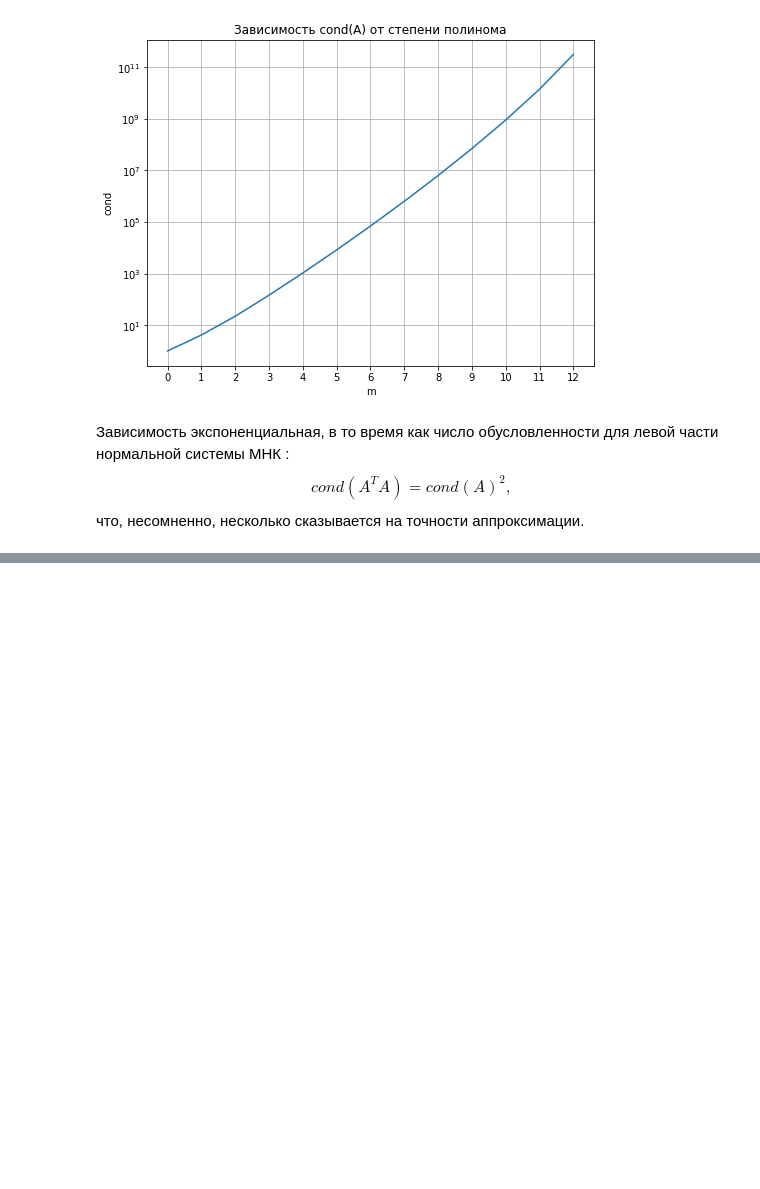
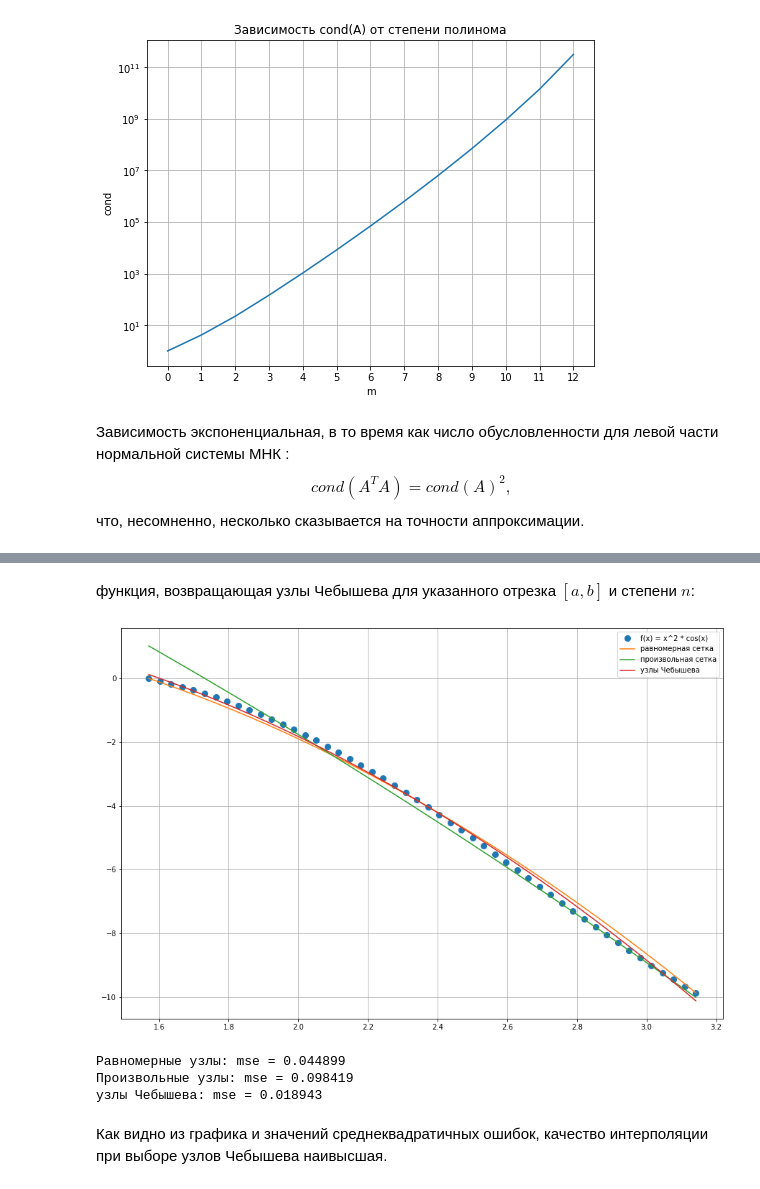
Before and after one commit to ProkopievGr/num_meth, a Jupyter notebook: labs/Lab5.ipynb, the cells around one changed output, grey strips where cells are left out. Cells and saved outputs as stored; diff of their text form; code cells hidden in the pictures; blank space fills up the shorter version.

```diff
--- a/labs/Lab5.ipynb
+++ b/labs/Lab5.ipynb
@@ -210,0 +326,38 @@ $$ cond(A^T A) = cond(A)^2,$$
+# %% [markdown]
+функция, возвращающая узлы Чебышева для указанного отрезка $[a, b]$ и степени $n$:
+# %%
+def chebyshev_nodes(a, b, n):
+    nodes = []
+    for i in range(n):
+        x = 0.5*(a+b) + 0.5*(b-a)*np.cos((2*i+1)*np.pi/(2*n))
+        nodes.append(x)
+
+    return np.array(nodes)
+# %%
+m_ = 3
+# %%
+nodes = np.linspace(a, b, m_)
+rand_nodes = np.random.uniform(a, b, m_)
+cheb_nodes = chebyshev_nodes(a, b, m_)
+
+plt.figure(figsize=(15, 10))
+plt.plot(x_space, f(x_space), 'o', markersize=8, label='f(x) = x^2 * cos(x)')
+
+plt.plot(x_space, [lagrange(x_, nodes, f(nodes)) for x_ in x_space], label='равномерная сетка')
+plt.plot(x_space, [lagrange(x_, rand_nodes, f(rand_nodes)) for x_ in x_space], label='произвольная сетка')
+plt.plot(x_space, [lagrange(x_, cheb_nodes, f(cheb_nodes)) for x_ in x_space], label='узлы Чебышева')
+plt.grid()
+plt.legend()
+plt.show()
+# %% [output]
+[figure, added]
+# %%
+for label, nd in zip(['Равномерные узлы', 'Произвольные узлы', 'узлы Чебышева'], [nodes, rand_nodes, cheb_nodes]):
+    mse = (np.square( f(x_space) - np.array([lagrange(x_, nd, f(nd)) for x_ in x_space]) )).mean()
+    print("%s: mse = %f" % (label, mse))
+# %% [output]
+Равномерные узлы: mse = 0.044899
+Произвольные узлы: mse = 0.098419
+узлы Чебышева: mse = 0.018943
+# %% [markdown]
+Как видно из графика и значений среднеквадратичных ошибок, качество интерполяции при выборе узлов Чебышева наивысшая.
```
Also changed, not shown: parts of 28 cells of this notebook.
